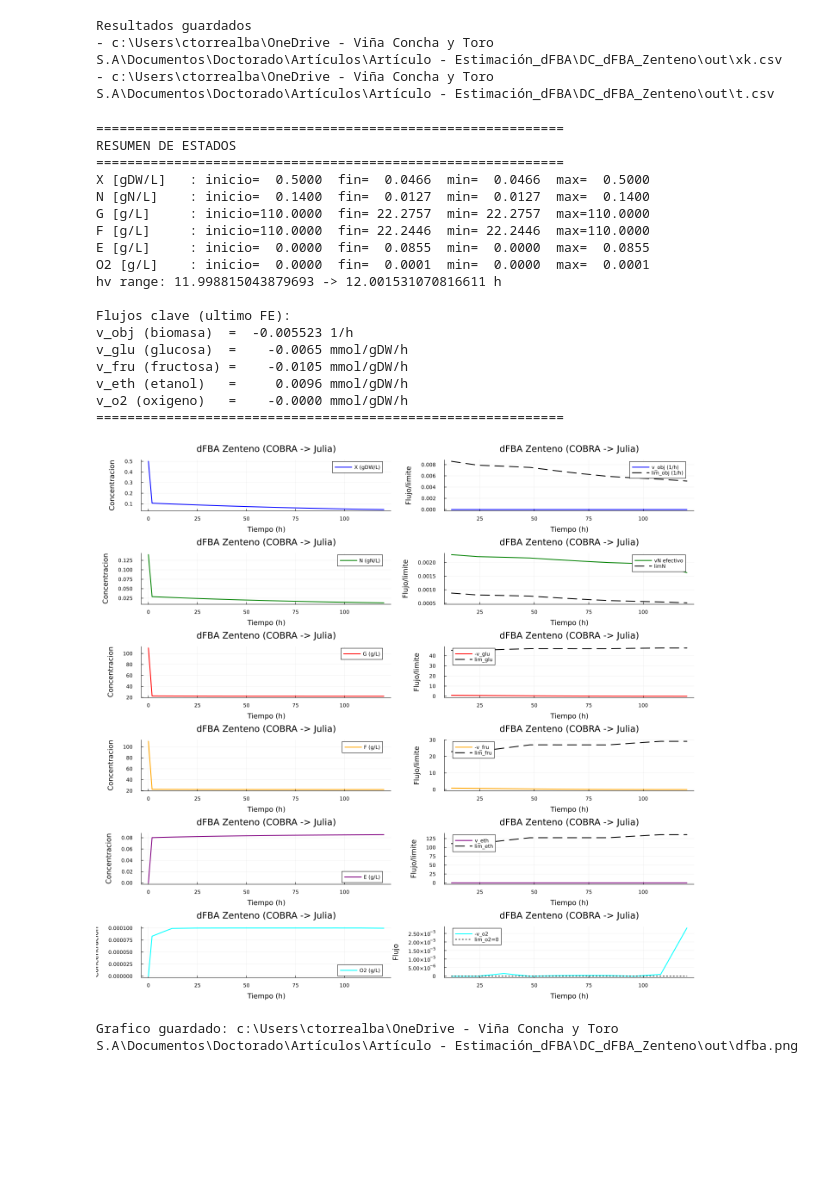
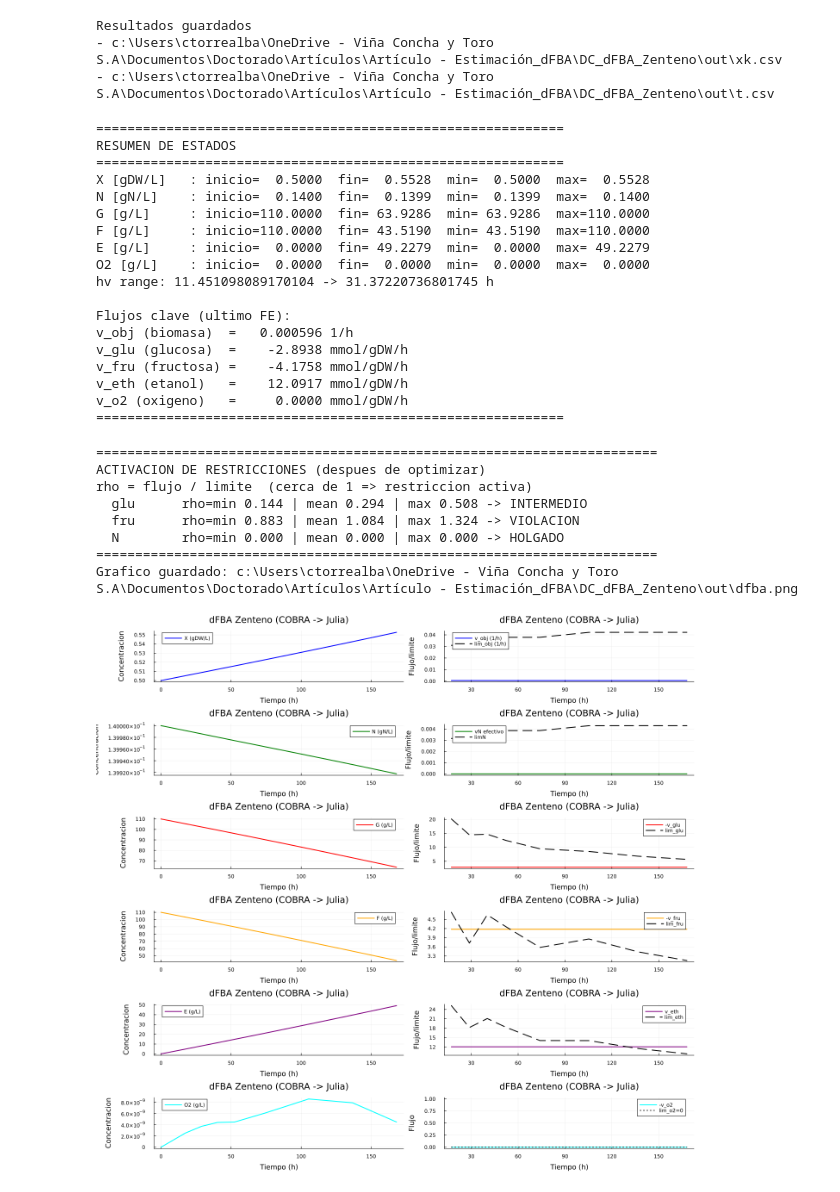
Before and after one commit to cltorrealba/DC_dFBA_Zenteno, a Jupyter notebook: 02_optimizacion_dfba_julia.ipynb, the cells around one changed output. Cells and saved outputs as stored; diff of their text form; code cells hidden in the pictures; blank space fills up the shorter version.

```diff
--- a/02_optimizacion_dfba_julia.ipynb
+++ b/02_optimizacion_dfba_julia.ipynb
@@ -230,6 +230,9 @@ O2_SAT = 0.26
 EPS_FLUX = try parse(Float64, get(ENV, "EPS_FLUX", "1e-6")) catch; 1e-6 end
 O2_ZERO_TOL = try parse(Float64, get(ENV, "O2_ZERO_TOL", "1e-7")) catch; 1e-7 end
 LINEAR_SOLVER = lowercase(get(ENV, "IPOPT_LINEAR_SOLVER", "mumps"))
+
+# Misma idea que Notebook 1: sin capeo de produccion/biomasa por defecto
+APPLY_PRODUCT_CAPS = lowercase(get(ENV, "APPLY_PRODUCT_CAPS", "false")) in ("1", "true", "yes", "y", "on")
 
 nc = 6
 d  = zeros(nv); d[obj] = -1.0
@@ -259,12 +262,13 @@ E0 = 0.0
 O2_0 = 0.0
 c0 = [X0, N0, G0, F0, E0, O2_0]
 
-nfe = 10
+nfe = 18
 ncp = 3
-th = 120.0
+th = 168.0
 h = th / nfe
 hm = fill(h, nfe)
 var_h = 0.5
 
 println("MPCC configurado: nfe=$(nfe), ncp=$(ncp), th=$(th)h, scaled=$(n_scaled)/$(nv)")
+println("CAPEOS PRODUCCION/BIOMASA: ", APPLY_PRODUCT_CAPS ? "ON" : "OFF (sin capeo)")
 # %% [output]
@@ -272,8 +420,10 @@ MPCC configurado: nfe=10, ncp=3, th=120.0h, scaled=4106/4131
 # %%
 println("Resolviendo MPCC...")
+println("apply_product_caps = ", APPLY_PRODUCT_CAPS)
 sol, solv, solcd, soll, solalL, solalU, solag, solap, solh, diag = pFBA_KKT_flux_Zenteno_O2minimal(
     c0;
     eps_flux = EPS_FLUX,
+    apply_product_caps = APPLY_PRODUCT_CAPS,
 )
 
 if :solver in keys(diag)
@@ -358,20 +508,20 @@ println("="^60)
 ============================================================
 RESUMEN DE ESTADOS
 ============================================================
-X [gDW/L]   : inicio=  0.5000  fin=  0.0466  min=  0.0466  max=  0.5000
-N [gN/L]    : inicio=  0.1400  fin=  0.0127  min=  0.0127  max=  0.1400
-G [g/L]     : inicio=110.0000  fin= 22.2757  min= 22.2757  max=110.0000
-F [g/L]     : inicio=110.0000  fin= 22.2446  min= 22.2446  max=110.0000
-E [g/L]     : inicio=  0.0000  fin=  0.0855  min=  0.0000  max=  0.0855
-O2 [g/L]    : inicio=  0.0000  fin=  0.0001  min=  0.0000  max=  0.0001
-hv range: 11.998815043879693 -> 12.001531070816611 h
+X [gDW/L]   : inicio=  0.5000  fin=  0.5528  min=  0.5000  max=  0.5528
+N [gN/L]    : inicio=  0.1400  fin=  0.1399  min=  0.1399  max=  0.1400
+G [g/L]     : inicio=110.0000  fin= 63.9286  min= 63.9286  max=110.0000
+F [g/L]     : inicio=110.0000  fin= 43.5190  min= 43.5190  max=110.0000
+E [g/L]     : inicio=  0.0000  fin= 49.2279  min=  0.0000  max= 49.2279
+O2 [g/L]    : inicio=  0.0000  fin=  0.0000  min=  0.0000  max=  0.0000
+hv range: 11.451098089170104 -> 31.37220736801745 h
 
 Flujos clave (ultimo FE):
-v_obj (biomasa)  =  -0.005523 1/h
-v_glu (glucosa)  =    -0.0065 mmol/gDW/h
-v_fru (fructosa) =    -0.0105 mmol/gDW/h
-v_eth (etanol)   =     0.0096 mmol/gDW/h
-v_o2 (oxigeno)   =    -0.0000 mmol/gDW/h
+v_obj (biomasa)  =   0.000596 1/h
+v_glu (glucosa)  =    -2.8938 mmol/gDW/h
+v_fru (fructosa) =    -4.1758 mmol/gDW/h
+v_eth (etanol)   =    12.0917 mmol/gDW/h
+v_o2 (oxigeno)   =     0.0000 mmol/gDW/h
 ============================================================
 # %%
 idx_glu_upt = findfirst(==(glu), UPTAKE_IDXS)
@@ -404,32 +554,74 @@ for i in 1:nfe
         end
     end
 end
 
+# Diagnostico de restricciones activas (flow/limit)
+EPS_RATIO = 1e-12
+rho_glu = vG_fe ./ max.(limG_fe, EPS_RATIO)
+rho_fru = vF_fe ./ max.(limF_fe, EPS_RATIO)
+rho_nit = vN_fe ./ max.(limN_fe, EPS_RATIO)
+
+function ratio_label(rmax)
+    if rmax > 1.02
+        return "VIOLACION"
+    elseif rmax >= 0.90
+        return "APRETADO"
+    elseif rmax >= 0.30
+        return "INTERMEDIO"
+    else
+        return "HOLGADO"
+    end
+end
+
+function print_ratio_summary(name, rho)
+    rmin = minimum(rho)
+    rmean = mean(rho)
+    rmax = maximum(rho)
+    label = ratio_label(rmax)
+    println(@sprintf("  %-8s rho=min %.3f | mean %.3f | max %.3f -> %s", name, rmin, rmean, rmax, label))
+end
+
+println()
+println("="^72)
+println("ACTIVACION DE RESTRICCIONES (despues de optimizar)")
+println("rho = flujo / limite  (cerca de 1 => restriccion activa)")
+print_ratio_summary("glu", rho_glu)
+print_ratio_summary("fru", rho_fru)
+print_ratio_summary("N", rho_nit)
+println("="^72)
+
 pXc = plot(tsn, xk[1, :], label="X (gDW/L)", lw=2, color=:blue, xlabel="Tiempo (h)", ylabel="Concentracion")
 pNc = plot(tsn, xk[2, :], label="N (gN/L)", lw=2, color=:green, xlabel="Tiempo (h)", ylabel="Concentracion")
 pGc = plot(tsn, xk[3, :], label="G (g/L)", lw=2, color=:red, xlabel="Tiempo (h)", ylabel="Concentracion")
 pFc = plot(tsn, xk[4, :], label="F (g/L)", lw=2, color=:orange, xlabel="Tiempo (h)", ylabel="Concentracion")
 pEc = plot(tsn, xk[5, :], label="E (g/L)", lw=2, color=:purple, xlabel="Tiempo (h)", ylabel="Concentracion")
 pOc = plot(tsn, xk[6, :], label="O2 (g/L)", lw=2, color=:cyan, xlabel="Tiempo (h)", ylabel="Concentracion")
 
 pXv = plot(tfe, vX_fe, label="v_obj (1/h)", lw=2, color=:blue, xlabel="Tiempo (h)", ylabel="Flujo/limite")
 plot!(pXv, tfe, limX_fe, label="lim_obj (1/h)", lw=2, color=:black, ls=:dash)
 pNv = plot(tfe, vN_fe, label="vN efectivo", lw=2, color=:green, xlabel="Tiempo (h)", ylabel="Flujo/limite")
 plot!(pNv, tfe, limN_fe, label="limN", lw=2, color=:black, ls=:dash)
 pGv = plot(tfe, vG_fe, label="-v_glu", lw=2, color=:red, xlabel="Tiempo (h)", ylabel="Flujo/limite")
 plot!(pGv, tfe, limG_fe, label="lim_glu", lw=2, color=:black, ls=:dash)
 pFv = plot(tfe, vF_fe, label="-v_fru", lw=2, color=:orange, xlabel="Tiempo (h)", ylabel="Flujo/limite")
 plot!(pFv, tfe, limF_fe, label="lim_fru", lw=2, color=:black, ls=:dash)
 pEv = plot(tfe, vE_fe, label="v_eth", lw=2, color=:purple, xlabel="Tiempo (h)", ylabel="Flujo/limite")
 plot!(pEv, tfe, limE_fe, label="lim_eth", lw=2, color=:black, ls=:dash)
 pOv = plot(tfe, vO_fe, label="-v_o2", lw=2, color=:cyan, xlabel="Tiempo (h)", ylabel="Flujo")
 plot!(pOv, tfe, zeros(nfe), label="lim_o2=0", lw=1.5, color=:black, ls=:dot)
 
 plt = plot(pXc, pXv, pNc, pNv, pGc, pGv, pFc, pFv, pEc, pEv, pOc, pOv,
            layout=(6, 2), size=(1400, 1300), title="dFBA Zenteno (COBRA -> Julia)")
 savefig(plt, FIG_FILE)
 println("Grafico guardado: ", FIG_FILE)
 display(plt)
 # %% [output]
+========================================================================
+ACTIVACION DE RESTRICCIONES (despues de optimizar)
+rho = flujo / limite  (cerca de 1 => restriccion activa)
+  glu      rho=min 0.144 | mean 0.294 | max 0.508 -> INTERMEDIO
+  fru      rho=min 0.883 | mean 1.084 | max 1.324 -> VIOLACION
+  N        rho=min 0.000 | mean 0.000 | max 0.000 -> HOLGADO
+========================================================================
+Grafico guardado: c:\Users\ctorrealba\OneDrive - Viña Concha y Toro S.A\Documentos\Doctorado\Artículos\Artículo - Estimación_dFBA\DC_dFBA_Zenteno\out\dfba.png
-[figure, old version]
+[figure, new version]
-Grafico guardado: c:\Users\ctorrealba\OneDrive - Viña Concha y Toro S.A\Documentos\Doctorado\Artículos\Artículo - Estimación_dFBA\DC_dFBA_Zenteno\out\dfba.png
```
Also changed, not shown: parts of 3 cells of this notebook, 7 other files.
